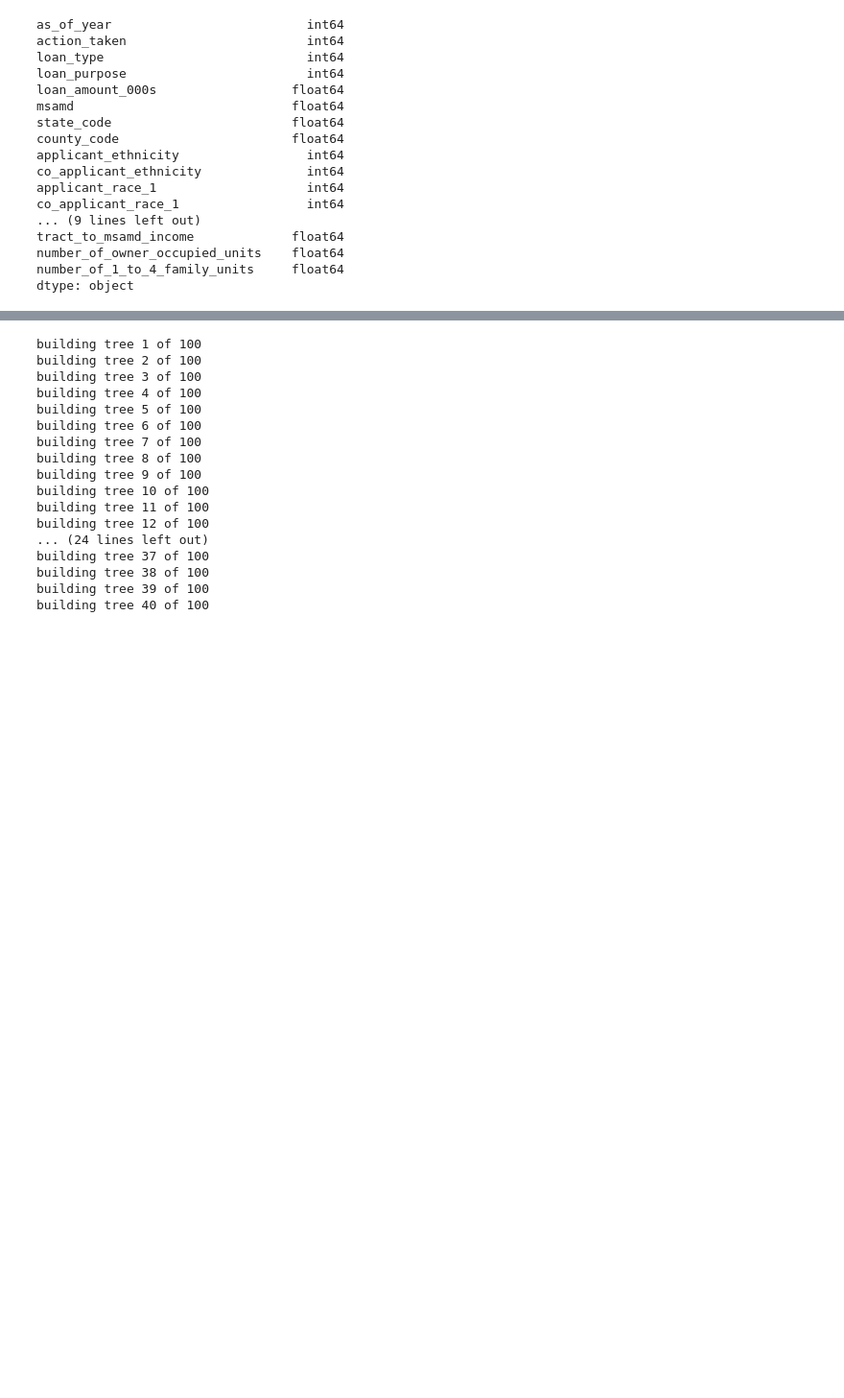
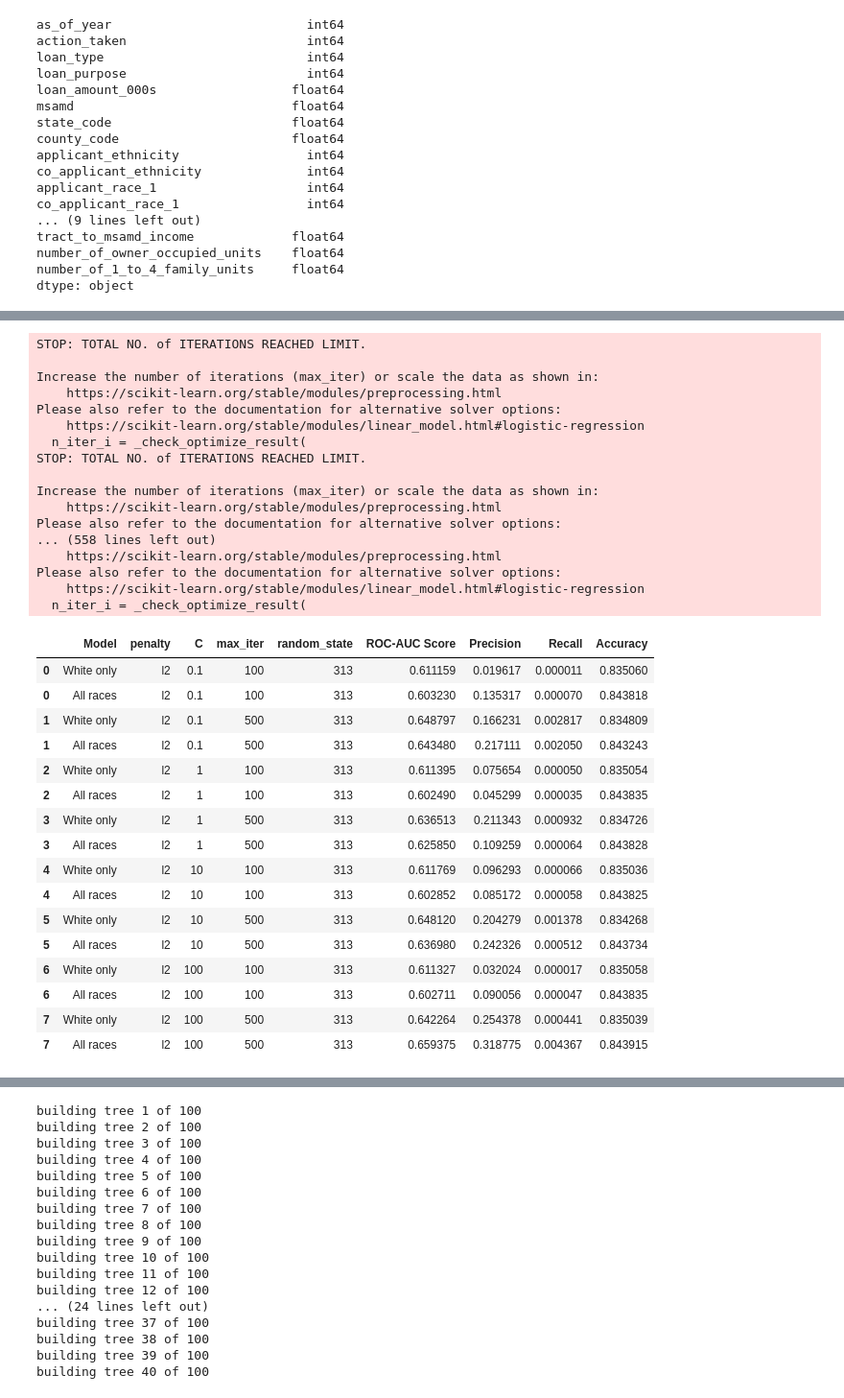
Before and after one commit to Hridanshkhaitan/Analyzing_Loan_Bias_ML, a Jupyter notebook: ECO482_model_training (1).ipynb, the cells around one changed output, grey strips where cells are left out. Shown at 96% size. Cells and saved outputs as stored; diff of their text form; code cells hidden in the pictures; blank space fills up the shorter version.

```diff
--- a/ECO482_model_training (1).ipynb
+++ b/ECO482_model_training (1).ipynb
@@ -226,0 +251,40 @@ Confusion Matrix
+# %%
+logit = LogisticRegression(random_state=313)
+
+model_testing(logit, samples, 'action_taken', param_grid={'penalty': ['l2'],
+             'C': [0.1, 1, 10, 100], 'max_iter':[100, 500]}, cv=5)
+# %% [output]
+STOP: TOTAL NO. of ITERATIONS REACHED LIMIT.
+
+Increase the number of iterations (max_iter) or scale the data as shown in:
+    https://scikit-learn.org/stable/modules/preprocessing.html
+Please also refer to the documentation for alternative solver options:
+    https://scikit-learn.org/stable/modules/linear_model.html#logistic-regression
+  n_iter_i = _check_optimize_result(
+STOP: TOTAL NO. of ITERATIONS REACHED LIMIT.
+
+Increase the number of iterations (max_iter) or scale the data as shown in:
+    https://scikit-learn.org/stable/modules/preprocessing.html
+Please also refer to the documentation for alternative solver options:
+... (558 lines left out)
+    https://scikit-learn.org/stable/modules/preprocessing.html
+Please also refer to the documentation for alternative solver options:
+    https://scikit-learn.org/stable/modules/linear_model.html#logistic-regression
+  n_iter_i = _check_optimize_result(
+|  | Model | penalty | C | max_iter | random_state | ROC-AUC Score | Precision | Recall | Accuracy |
+| 0 | White only | l2 | 0.1 | 100 | 313 | 0.611159 | 0.019617 | 0.000011 | 0.835060 |
+| 0 | All races | l2 | 0.1 | 100 | 313 | 0.603230 | 0.135317 | 0.000070 | 0.843818 |
+| 1 | White only | l2 | 0.1 | 500 | 313 | 0.648797 | 0.166231 | 0.002817 | 0.834809 |
+| 1 | All races | l2 | 0.1 | 500 | 313 | 0.643480 | 0.217111 | 0.002050 | 0.843243 |
+| 2 | White only | l2 | 1 | 100 | 313 | 0.611395 | 0.075654 | 0.000050 | 0.835054 |
+| 2 | All races | l2 | 1 | 100 | 313 | 0.602490 | 0.045299 | 0.000035 | 0.843835 |
+| 3 | White only | l2 | 1 | 500 | 313 | 0.636513 | 0.211343 | 0.000932 | 0.834726 |
+| 3 | All races | l2 | 1 | 500 | 313 | 0.625850 | 0.109259 | 0.000064 | 0.843828 |
+| 4 | White only | l2 | 10 | 100 | 313 | 0.611769 | 0.096293 | 0.000066 | 0.835036 |
+| 4 | All races | l2 | 10 | 100 | 313 | 0.602852 | 0.085172 | 0.000058 | 0.843825 |
+| 5 | White only | l2 | 10 | 500 | 313 | 0.648120 | 0.204279 | 0.001378 | 0.834268 |
+| 5 | All races | l2 | 10 | 500 | 313 | 0.636980 | 0.242326 | 0.000512 | 0.843734 |
+| 6 | White only | l2 | 100 | 100 | 313 | 0.611327 | 0.032024 | 0.000017 | 0.835058 |
+| 6 | All races | l2 | 100 | 100 | 313 | 0.602711 | 0.090056 | 0.000047 | 0.843835 |
+| 7 | White only | l2 | 100 | 500 | 313 | 0.642264 | 0.254378 | 0.000441 | 0.835039 |
+| 7 | All races | l2 | 100 | 500 | 313 | 0.659375 | 0.318775 | 0.004367 | 0.843915 |
```
Also changed, not shown: parts of 8 cells of this notebook.
